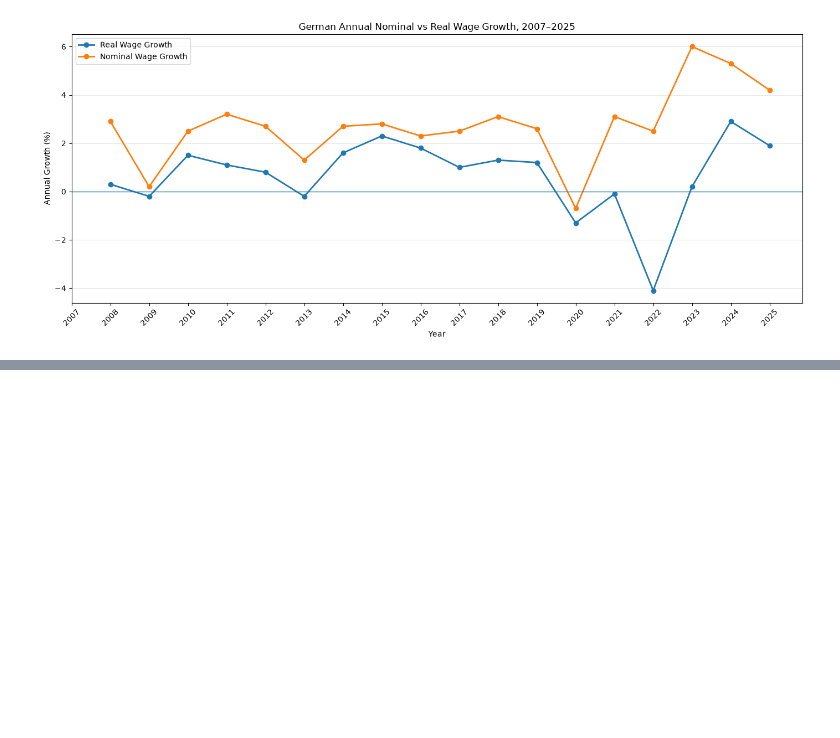
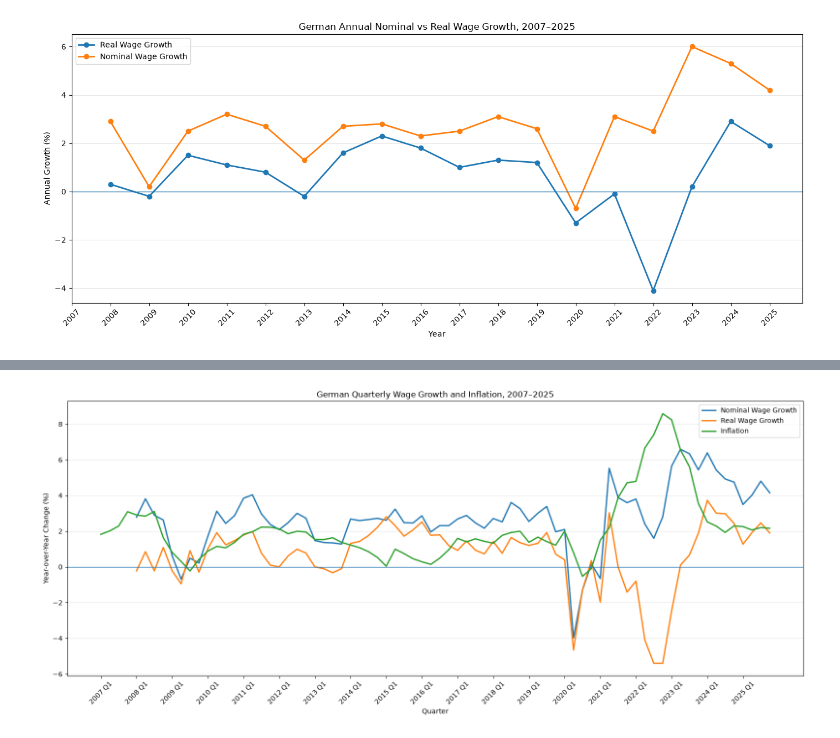
Before and after one commit to yt10zehn/German-Labor-Market-Analytics, a Jupyter notebook: notebooks/01_wages.ipynb, the cells around one changed output, grey strips where cells are left out. Saved outputs shown, nothing was run; the diff lists cells and outputs as text; code cells hidden in the pictures; blank space fills up the shorter version.

Commit message:
add inflation analysis

```diff
--- a/notebooks/01_wages.ipynb
+++ b/notebooks/01_wages.ipynb
@@ -2656,0 +3294,96 @@ plt.show()
+# %%
+# ============================================
+# Step: Quarterly Wage Growth and Inflation
+# ============================================
+#
+# This chart combines the three key quarterly
+# indicators used in the wage and purchasing-power
+# analysis:
+#
+# 1. Nominal Wage Growth
+# 2. Real Wage Growth
+# 3. Inflation
+#
+# All three indicators are shown on the same chart
+# so that changes in wages and consumer prices can
+# be compared directly over time.
+#
+# The analysis period is 2007–2025.
+#
+# The wage-growth values for 2007 are NaN because
+# previous-year quarterly wage observations from
+# 2006 are not available in the current wage dataset.
+# Inflation data is complete for all quarters.
+#
+# This is a new combined chart. The original
+# wage-only charts are not modified.
+# ============================================
+
+import matplotlib.pyplot as plt
+
+plt.figure(figsize=(16, 7))
+
+# Nominal wage growth
+plt.plot(
+    quarterly_analysis["Period"],
+    quarterly_analysis["Nominal_Wage_Growth_YoY"],
+    label="Nominal Wage Growth",
+    linewidth=2
+)
+
+# Real wage growth
+plt.plot(
+    quarterly_analysis["Period"],
+    quarterly_analysis["Real_Wage_Growth_YoY"],
+    label="Real Wage Growth",
+    linewidth=2
+)
+
+# Inflation
+plt.plot(
+    quarterly_analysis["Period"],
+    quarterly_analysis["Inflation_YoY"],
+    label="Inflation",
+    linewidth=2
+)
+
+# Zero reference line
+plt.axhline(
+    y=0,
+    linewidth=1
+)
+
+plt.title(
+    "German Quarterly Wage Growth and Inflation, 2007–2025"
+)
+
+plt.xlabel("Quarter")
+
+plt.ylabel(
+    "Year-over-Year Change (%)"
+)
+
+plt.xticks(
+    range(0, len(quarterly_analysis), 4),
+    quarterly_analysis["Period"].iloc[::4],
+    rotation=45
+)
+
+plt.grid(
+    axis="y",
+    alpha=0.3
+)
+
+plt.legend()
+
+plt.tight_layout()
+
+plt.savefig(
+    "../figures/quarterly_wage_growth_and_inflation_2007_2025.png",
+    dpi=300,
+    bbox_inches="tight"
+)
+
+plt.show()
+# %% [output]
+[figure, added]
```
Also changed, not shown: parts of 21 cells of this notebook.
